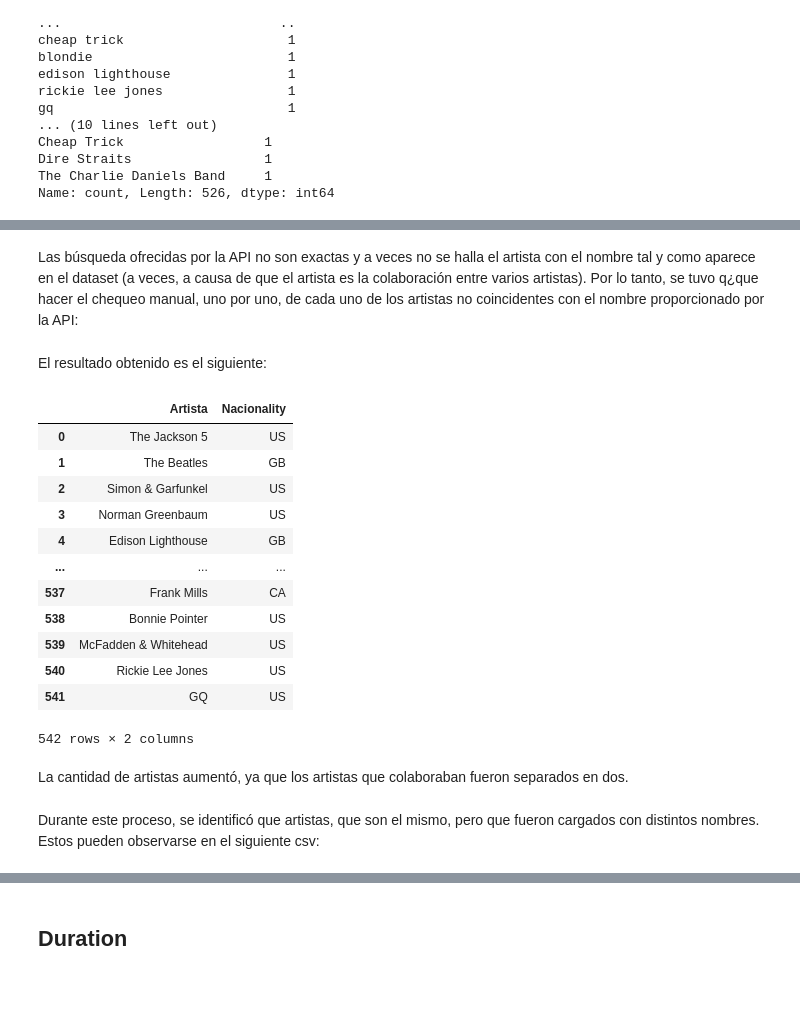
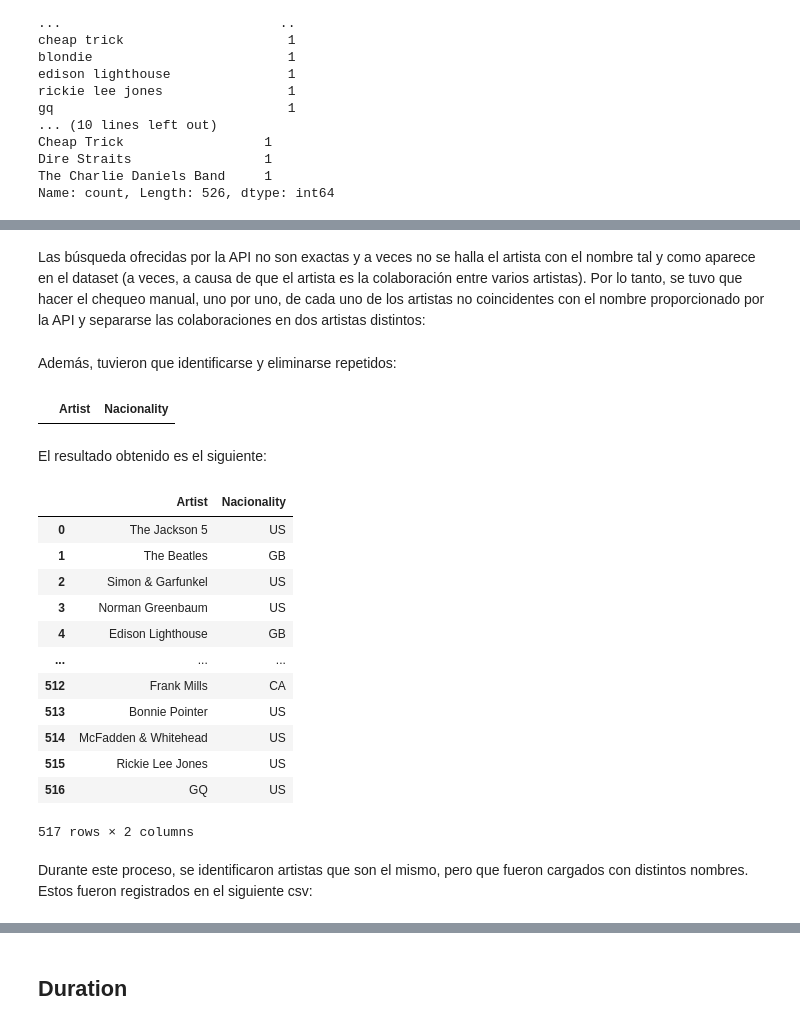
Before and after one commit to iroumec/TPE-FCD, a Jupyter notebook: Notebook.ipynb, the cells around one changed output, grey strips where cells are left out. Saved outputs shown, nothing was run; the diff lists cells and outputs as text; code cells hidden in the pictures; blank space fills up the shorter version.

```diff
--- a/Notebook.ipynb
+++ b/Notebook.ipynb
@@ -625,3 +471,3 @@ Requirement already satisfied: musicbrainzngs in c:\users\inaki\onedrive\documen
 # %% [markdown]
-Las búsqueda ofrecidas por la API no son exactas y a veces no se halla el artista con el nombre tal y como aparece en el dataset (a veces, a causa de que el artista es la colaboración entre varios artistas). Por lo tanto, se tuvo q¿que hacer el chequeo manual, uno por uno, de cada uno de los artistas no coincidentes con el nombre proporcionado por la API:
+Las búsqueda ofrecidas por la API no son exactas y a veces no se halla el artista con el nombre tal y como aparece en el dataset (a veces, a causa de que el artista es la colaboración entre varios artistas). Por lo tanto, se tuvo que hacer el chequeo manual, uno por uno, de cada uno de los artistas no coincidentes con el nombre proporcionado por la API y separarse las colaboraciones en dos artistas distintos:
 # %%
@@ -631,30 +479,54 @@ differs["Checked"] = False
 differs["Commentary"] = ""
 
 differs.to_csv("ArtistDiffers.csv")
+# %% [markdown]
+Además, tuvieron que identificarse y eliminarse repetidos:
+# %%
+import pandas as pd
+
+# Cargar el archivo CSV
+delete = pd.read_csv("CheckedArtists.csv")
+
+# Eliminar los duplicados basados en la columna 'Artist', manteniendo solo la primera aparición
+delete_unique = delete.drop_duplicates(subset="Artist", keep="first")
+
+# Guardar el nuevo DataFrame sin duplicados en un archivo CSV
+delete_unique.to_csv("UniqueArtists.csv", index=False)
+
+# Contar cuántas veces aparece cada artista
+artist_counts = delete_unique["Artist"].value_counts()
+
+# Filtrar aquellos artistas que se repiten más de una vez
+repeated_artists = artist_counts[artist_counts > 1].index
+
+# Filtrar el DataFrame original para mostrar solo los artistas repetidos
+repeated_rows = delete[delete["Artist"].isin(repeated_artists)]
+
+repeated_rows
+# %% [output]
+|  | Artist | Nacionality |
 # %% [markdown]
 El resultado obtenido es el siguiente:
 # %%
-result = pd.read_csv("UniqueArtists.csv")
+artist_dataset = pd.read_csv("UniqueArtists.csv")
 
-result
+artist_dataset
 # %% [output]
-|  | Artista | Nacionality |
+|  | Artist | Nacionality |
 | 0 | The Jackson 5 | US |
 | 1 | The Beatles | GB |
 | 2 | Simon & Garfunkel | US |
 | 3 | Norman Greenbaum | US |
 | 4 | Edison Lighthouse | GB |
 | ... | ... | ... |
-| 537 | Frank Mills | CA |
-| 538 | Bonnie Pointer | US |
-| 539 | McFadden & Whitehead | US |
-| 540 | Rickie Lee Jones | US |
-| 541 | GQ | US |
+| 512 | Frank Mills | CA |
+| 513 | Bonnie Pointer | US |
+| 514 | McFadden & Whitehead | US |
+| 515 | Rickie Lee Jones | US |
+| 516 | GQ | US |
-542 rows × 2 columns
+517 rows × 2 columns
-# %% [markdown]
-La cantidad de artistas aumentó, ya que los artistas que colaboraban fueron separados en dos.
 # %% [markdown]
-Durante este proceso, se identificó que artistas, que son el mismo, pero que fueron cargados con distintos nombres. Estos pueden observarse en el siguiente csv:
+Durante este proceso, se identificaron artistas que son el mismo, pero que fueron cargados con distintos nombres. Estos fueron registrados en el siguiente csv:
 # %%
 alternative_names = pd.read_csv("Alternative_Names.csv")
 
```
Also changed, not shown: parts of 16 cells of this notebook, 10 other files.
